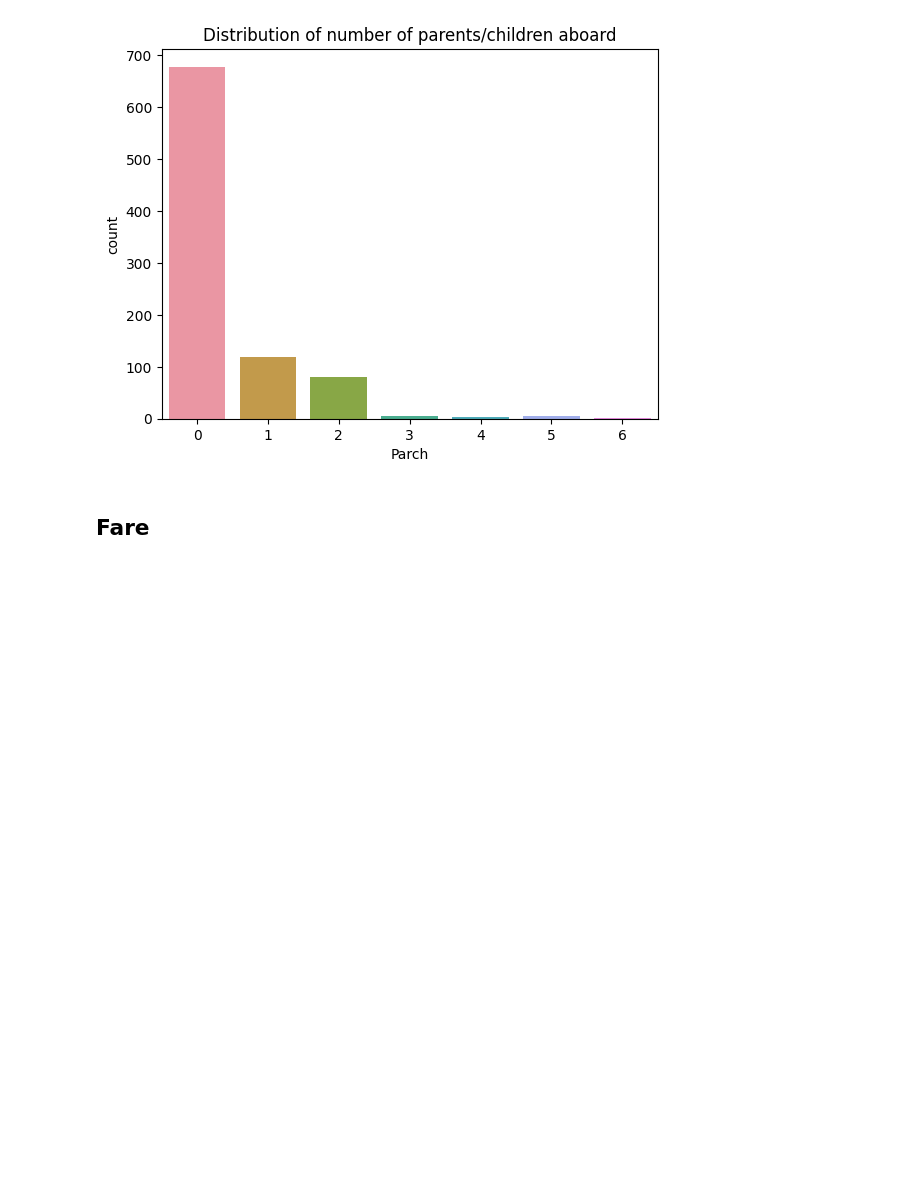
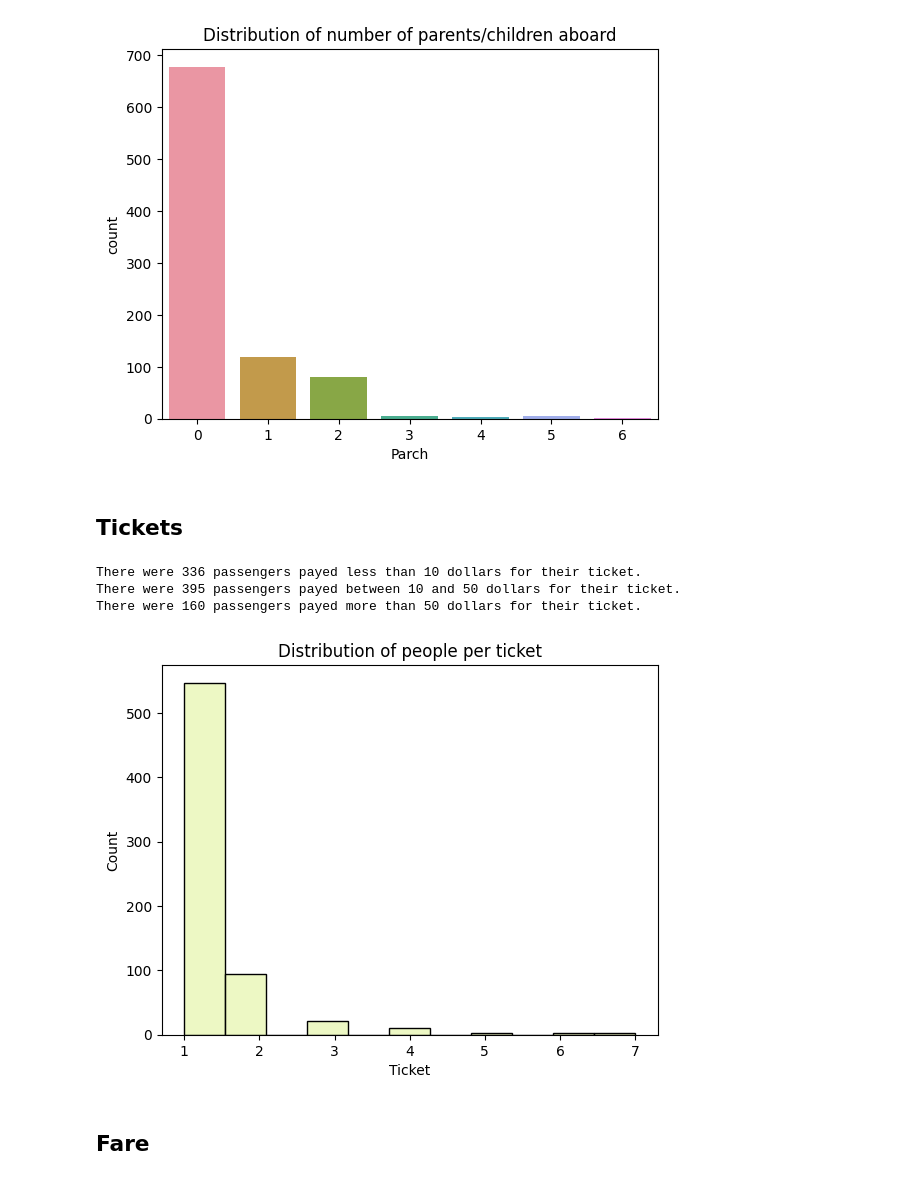
Before and after one commit to UlrikThygePedersen/Machine_Learning_Models, a Jupyter notebook: Models/Kaggle/Titanic - Machine Learning from Disaster/Titanic_Notebook.ipynb, the cells around one changed output. Drawn from its saved outputs; the diff is of its cells as text; code cells hidden in the pictures; blank space fills up the shorter version.

```diff
--- a/Models/Kaggle/Titanic - Machine Learning from Disaster/Titanic_Notebook.ipynb
+++ b/Models/Kaggle/Titanic - Machine Learning from Disaster/Titanic_Notebook.ipynb
@@ -296,6 +269,23 @@ plt.show()
 # %% [output]
 There were 678 passengers with no parents or children.
 [figure]
+# %% [markdown]
+## Tickets
+# %%
+df_ticket = df_train['Ticket']
+print(f'There were {np.count_nonzero(df_fare < 10)} passengers payed less than 10 dollars for their ticket.')
+print(f'There were {np.count_nonzero((df_fare >= 10) & (df_fare <= 50))} passengers payed between 10 and 50 dollars for their ticket.')
+print(f'There were {np.count_nonzero(df_fare > 50)} passengers payed more than 50 dollars for their ticket.')
+
+
+sns.histplot(data = df_ticket.value_counts())
+plt.title('Distribution of people per ticket')
+plt.show()
+# %% [output]
+There were 336 passengers payed less than 10 dollars for their ticket.
+There were 395 passengers payed between 10 and 50 dollars for their ticket.
+There were 160 passengers payed more than 50 dollars for their ticket.
+[figure, added]
 # %% [markdown]
 ## Fare
 # %%
```
Also changed, not shown: parts of 27 cells of this notebook.
